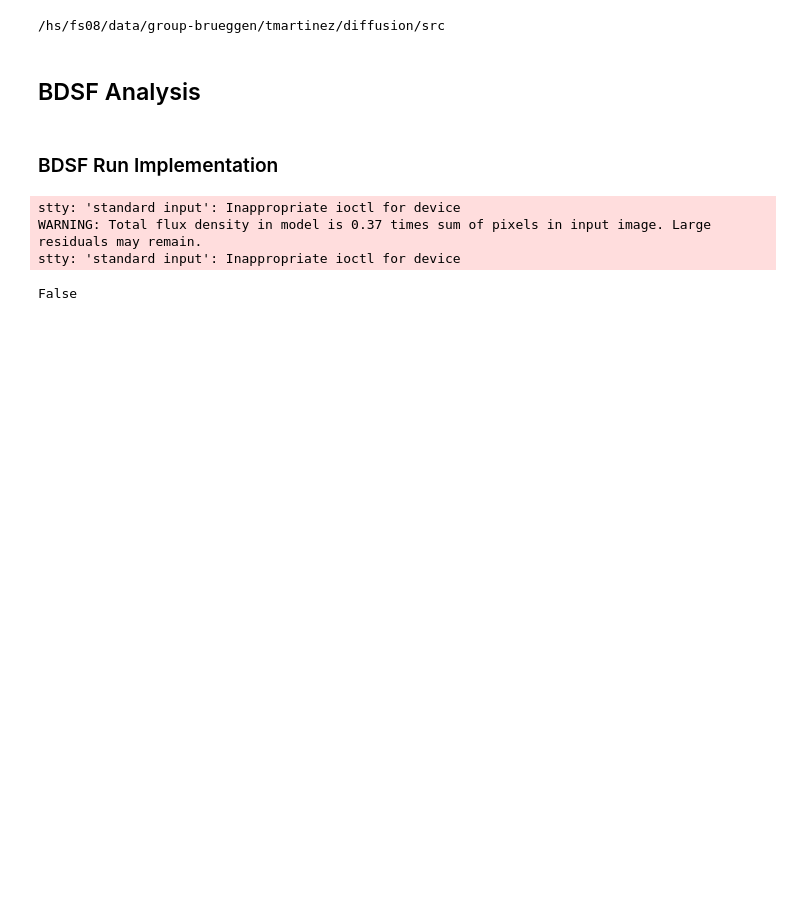
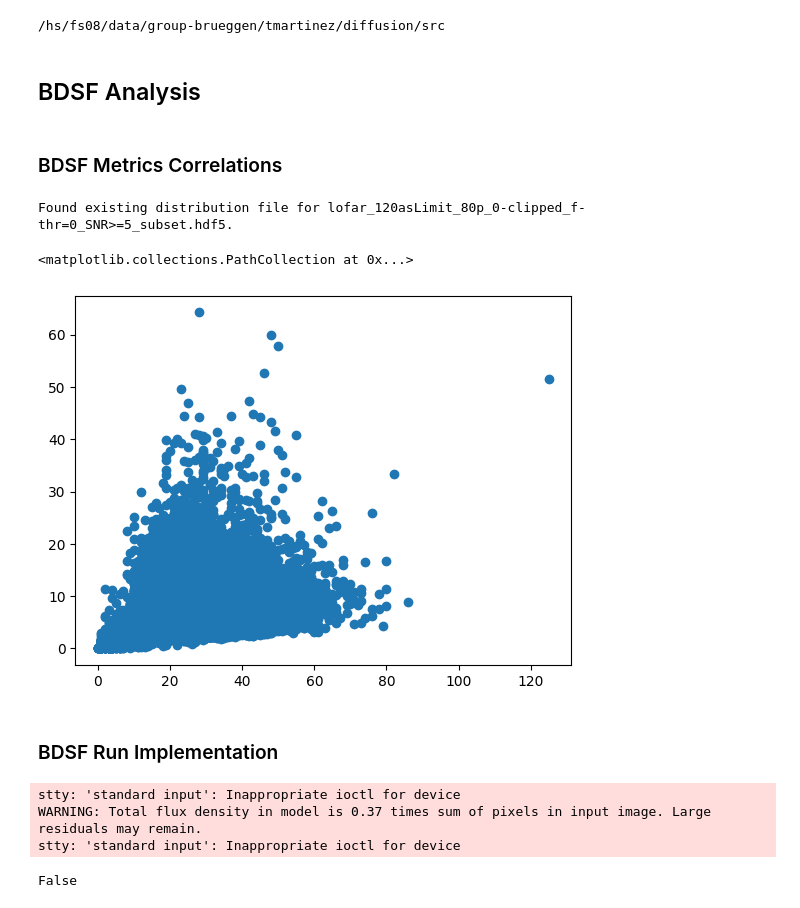
Before and after one commit to tmartinezML/LOFAR-Diffusion, a Jupyter notebook: src/notebooks/metrics_development.ipynb, the cells around one changed output. Cells and saved outputs as stored; diff of their text form; code cells hidden in the pictures; blank space fills up the shorter version.

```diff
--- a/src/notebooks/metrics_development.ipynb
+++ b/src/notebooks/metrics_development.ipynb
@@ -10,6 +10,23 @@ from importlib import reload
 /hs/fs08/data/group-brueggen/tmartinez/diffusion/src
 # %% [markdown]
 ## BDSF Analysis
+# %% [markdown]
+### BDSF Metrics Correlations
+# %%
+import analysis.bdsf_evaluation as bdsfeval
+import utils.paths as paths
+
+metrics = bdsfeval.get_metric_dict(paths.LOFAR_SUBSETS['0-clip_unscaled'])
+# %% [output]
+Found existing distribution file for lofar_120asLimit_80p_0-clipped_f-thr=0_SNR>=5_subset.hdf5.
+# %%
+import matplotlib.pyplot as plt
+
+plt.scatter(metrics['ngaus'], metrics['total_flux_gaus'])
+#plt.ylim(0, 150)
+# %% [output]
+<matplotlib.collections.PathCollection at 0x...>
+[figure, added]
 # %% [markdown]
 ### BDSF Run Implementation
 # %%
```
Also changed, not shown: 11 other files.
